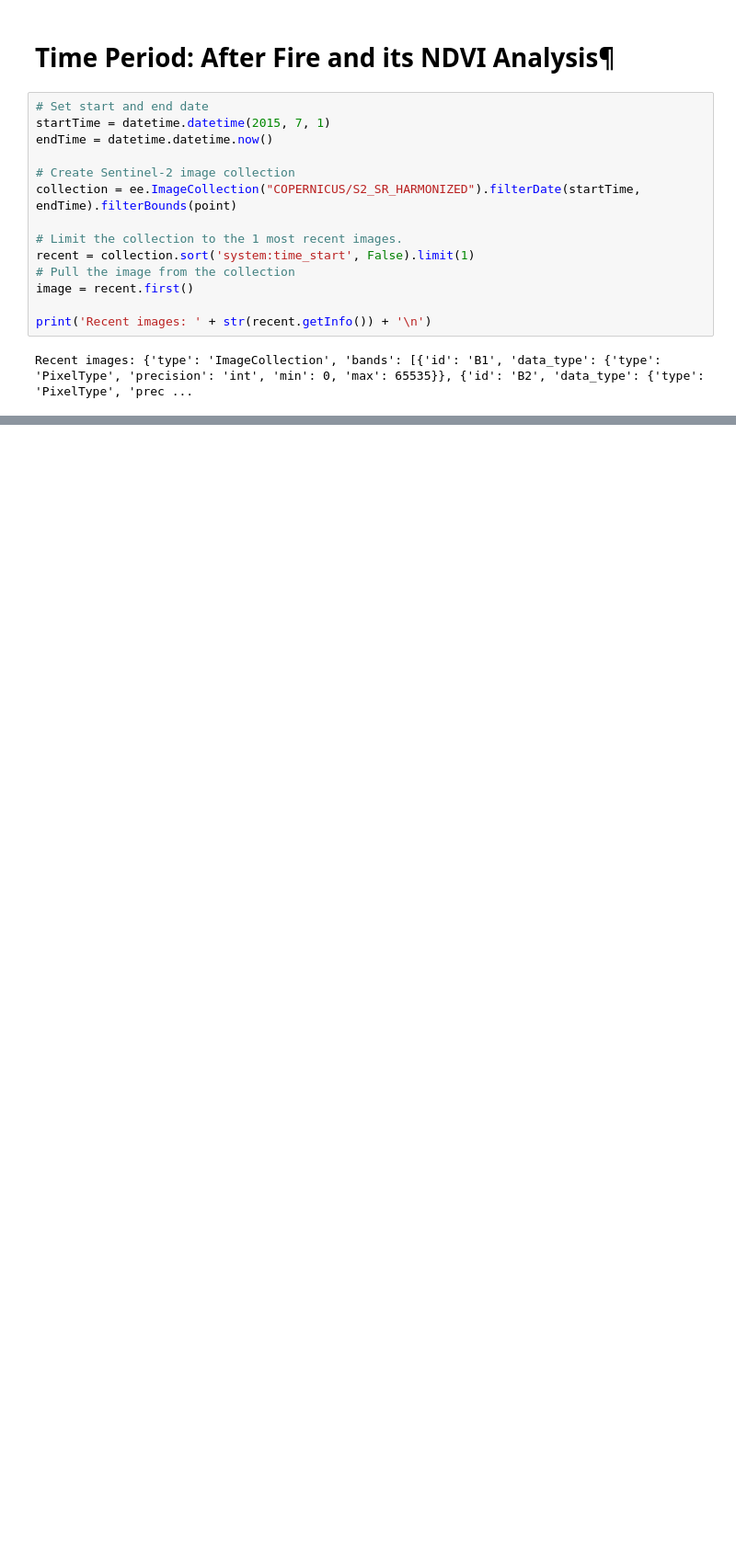
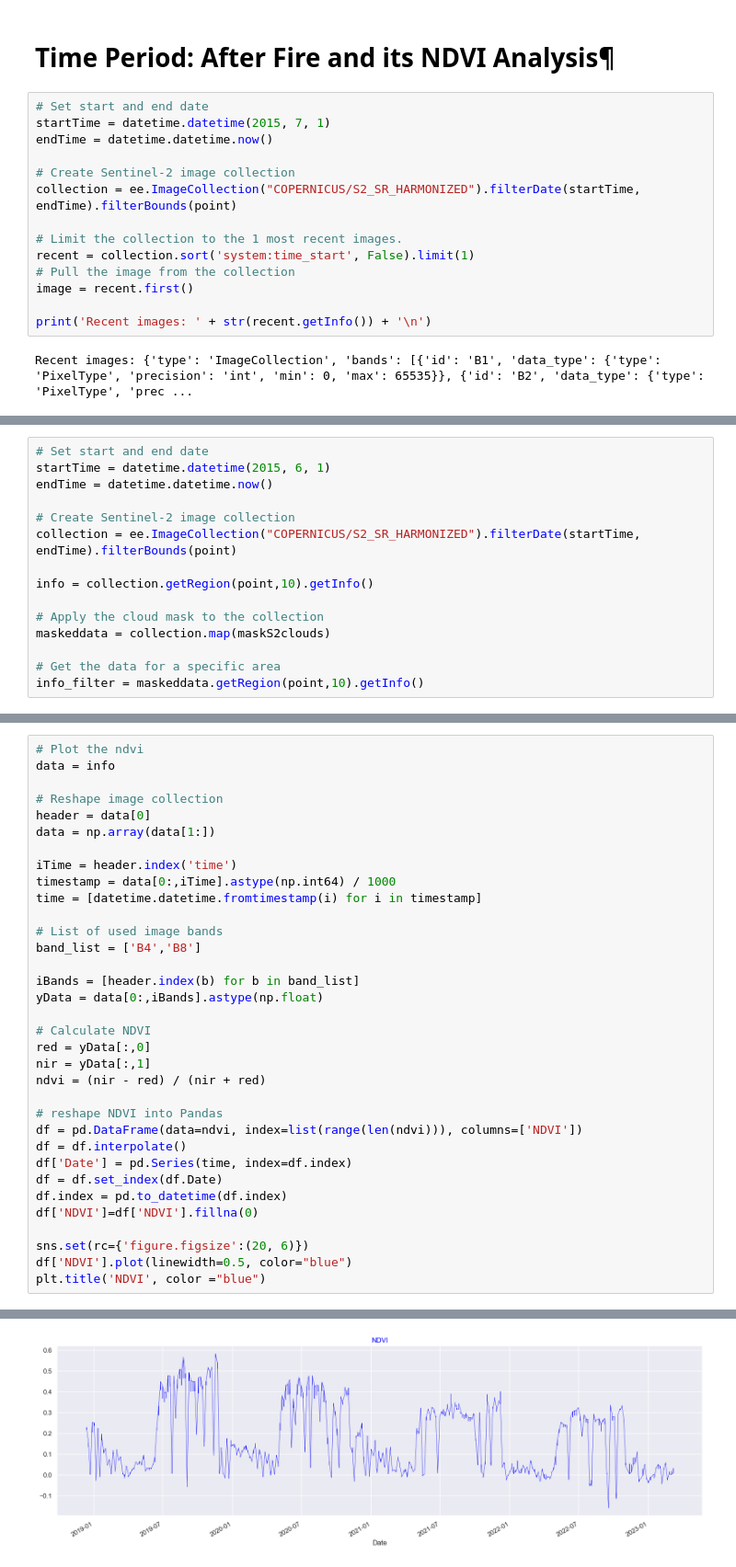
Before and after one commit to sfassberg/changedetection_geog490, a Jupyter notebook: FinalProject_geog494.ipynb, the cells around one changed output, grey strips where cells are left out. Shown: that part at 92% size. Saved outputs shown, nothing was run; the diff lists cells and outputs as text; blank space fills up the shorter version.

Commit message:
Update FinalProject_geog494.ipynb
In this update:
- Plotted time series changes using Landsat 7 and Sentinel 2

```diff
--- a/FinalProject_geog494.ipynb
+++ b/FinalProject_geog494.ipynb
@@ -434,0 +437,15 @@ Map(center=[37.824, -119.634], controls=(WidgetControl(options=['position', 'tra
+# %%
+# Set start and end date
+startTime = datetime.datetime(2015, 6, 1)
+endTime = datetime.datetime.now()
+
+# Create Sentinel-2 image collection
+collection = ee.ImageCollection("COPERNICUS/S2_SR_HARMONIZED").filterDate(startTime, endTime).filterBounds(point)
+
+info = collection.getRegion(point,10).getInfo()
+
+# Apply the cloud mask to the collection
+maskeddata = collection.map(maskS2clouds)
+
+# Get the data for a specific area
+info_filter = maskeddata.getRegion(point,10).getInfo()
@@ -434,0 +454,35 @@ Map(center=[37.824, -119.634], controls=(WidgetControl(options=['position', 'tra
+# %%
+# Plot the ndvi
+data = info
+
+# Reshape image collection
+header = data[0]
+data = np.array(data[1:])
+
+iTime = header.index('time')
+timestamp = data[0:,iTime].astype(np.int64) / 1000
+time = [datetime.datetime.fromtimestamp(i) for i in timestamp]
+
+# List of used image bands
+band_list = ['B4','B8']
+
+iBands = [header.index(b) for b in band_list]
+yData = data[0:,iBands].astype(np.float)
+
+# Calculate NDVI
+red = yData[:,0]
+nir = yData[:,1]
+ndvi = (nir - red) / (nir + red)
+
+# reshape NDVI into Pandas
+df = pd.DataFrame(data=ndvi, index=list(range(len(ndvi))), columns=['NDVI'])
+df = df.interpolate()
+df['Date'] = pd.Series(time, index=df.index)
+df = df.set_index(df.Date)
+df.index = pd.to_datetime(df.index)
+df['NDVI']=df['NDVI'].fillna(0)
+
+sns.set(rc={'figure.figsize':(20, 6)})
+df['NDVI'].plot(linewidth=0.5, color="blue")
+plt.title('NDVI', color ="blue")
+# %% [output]
@@ -434,0 +490 @@ Map(center=[37.824, -119.634], controls=(WidgetControl(options=['position', 'tra
+[figure, added]
```
Also changed, not shown: parts of 46 cells of this notebook.
